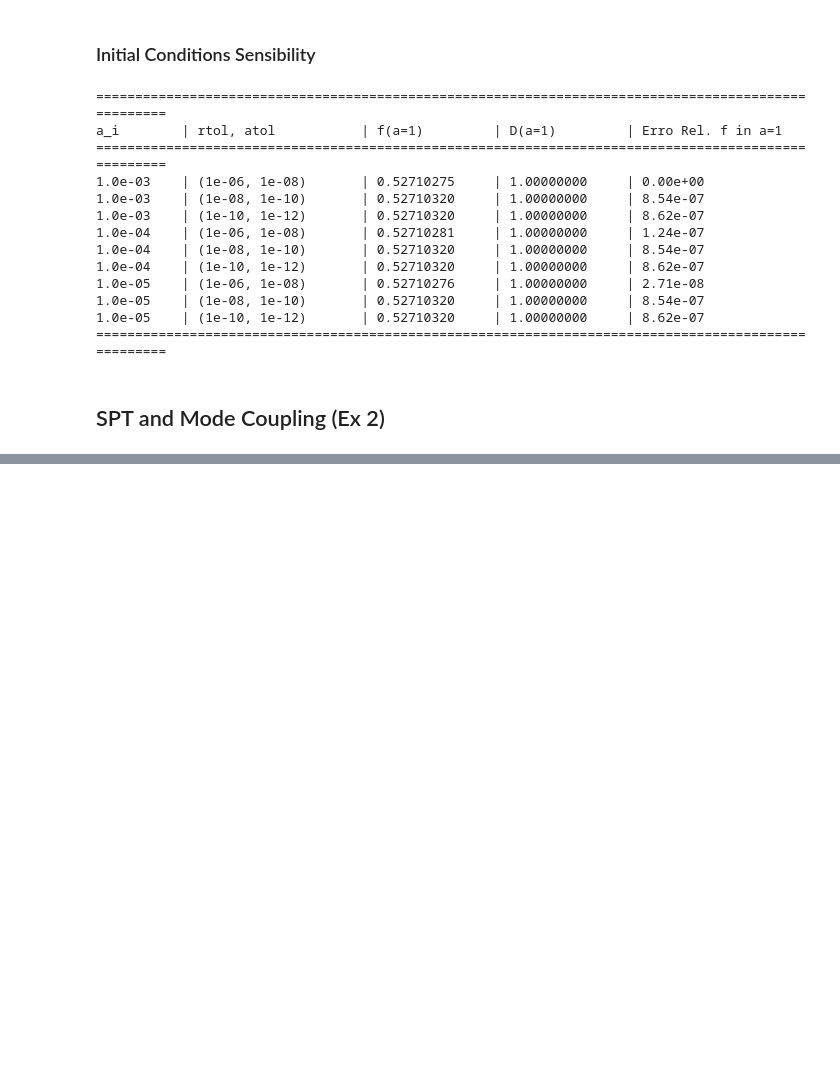
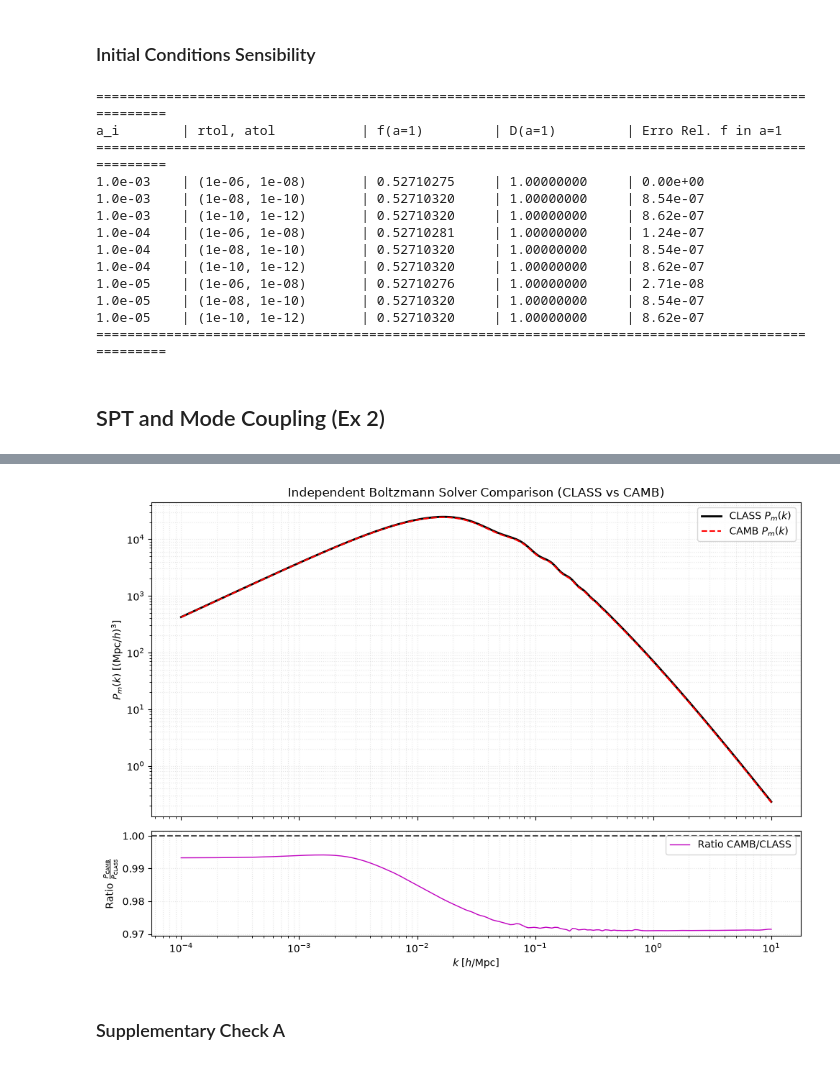
Before and after one commit to Alexx-Sanderr/2026_Numerical_Cosmology_I, a Jupyter notebook: EP_II/analysis/analysis.ipynb, the cells around one changed output, grey strips where cells are left out. Saved outputs shown, nothing was run; the diff lists cells and outputs as text; code cells hidden in the pictures; blank space fills up the shorter version.

```diff
--- a/EP_II/analysis/analysis.ipynb
+++ b/EP_II/analysis/analysis.ipynb
@@ -398,0 +574,52 @@ Bispectrum and S_3(R) ensemble realization plot saved to: /home/alex/Área de tr
+# %%
+pars = camb.CAMBparams()
+pars.set_cosmology(
+    H0 = 100.0 * h, ombh2 = Omega_b * ( h ** 2 ), omch2 = Omega_cdm * ( h ** 2 ), omk = 0.0, standard_neutrino_neff = 3.046
+    )
+pars.InitPower.set_params(
+    As = A_s, ns = n_s, pivot_scalar = k_pivot
+    )
+pars.set_matter_power(
+    redshifts = [ z_output ] , kmax = k_max
+    )
+
+pars.NonLinear = camb.model.NonLinear_none
+
+results                  = camb.get_results( pars )
+kh_camb, z_camb, pk_camb = results.get_matter_power_spectrum(
+    minkh = k_min, maxkh = k_max, npoints = k_num_points
+)
+
+pk_camb_interp = np.interp(k_h, kh_camb, pk_camb[0])
+# %%
+ratio_camb_class = pk_camb_interp / pk_class_compare
+
+fig, axes = plt.subplots( 2, 1, figsize = ( 10, 7 ), sharex = True, gridspec_kw = {'height_ratios': [ 3, 1 ]} )
+
+axes[0].plot( k_h, pk_class_compare, 'k-',  lw = 2,   label = r'CLASS $P_m(k)$' )
+axes[0].plot( k_h, pk_camb_interp,   'r--', lw = 1.5, label = r'CAMB $P_m(k)$' )
+axes[0].set_xscale( 'log' )
+axes[0].set_yscale( 'log' )
+axes[0].set_ylabel( r'$P_m(k) \; [(\mathrm{Mpc}/h)^3]$' )
+axes[0].set_title( 'Independent Boltzmann Solver Comparison (CLASS vs CAMB)' )
+axes[0].grid( True, which = "both", ls = ":", alpha = 0.3)
+axes[0].legend( )
+
+axes[1].plot( k_h, ratio_camb_class, 'm-', lw = 1.0, label = r'Ratio $\mathrm{CAMB} / \mathrm{CLASS}$' )
+axes[1].axhline( 1.0, color = 'k', linestyle = '--', alpha = 0.7 )
+axes[1].set_xscale( 'log' )
+axes[1].set_xlabel( r'$k \; [h/\mathrm{Mpc}]$' )
+axes[1].set_ylabel( r'Ratio $\frac{P_{\mathrm{CAMB}}}{P_{\mathrm{CLASS}}}$' )
+axes[1].grid( True, which = "both", ls = ":", alpha = 0.3 )
+axes[1].legend()
+
+plt.tight_layout()
+plt.savefig( f"{output_base}_class_vs_camb.png", dpi = 300, bbox_inches = "tight" )
+plt.show()
+
+cosmo_c.struct_cleanup()
+cosmo_c.empty()
+# %% [output]
+[figure, added]
+# %% [markdown]
+### Supplementary Check A
```
Also changed, not shown: parts of 33 cells of this notebook, 30 other files.
